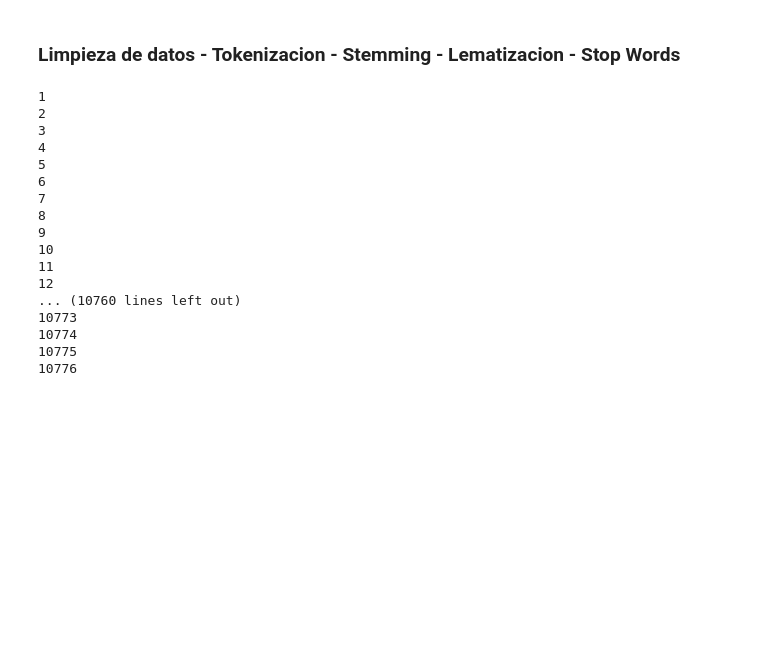
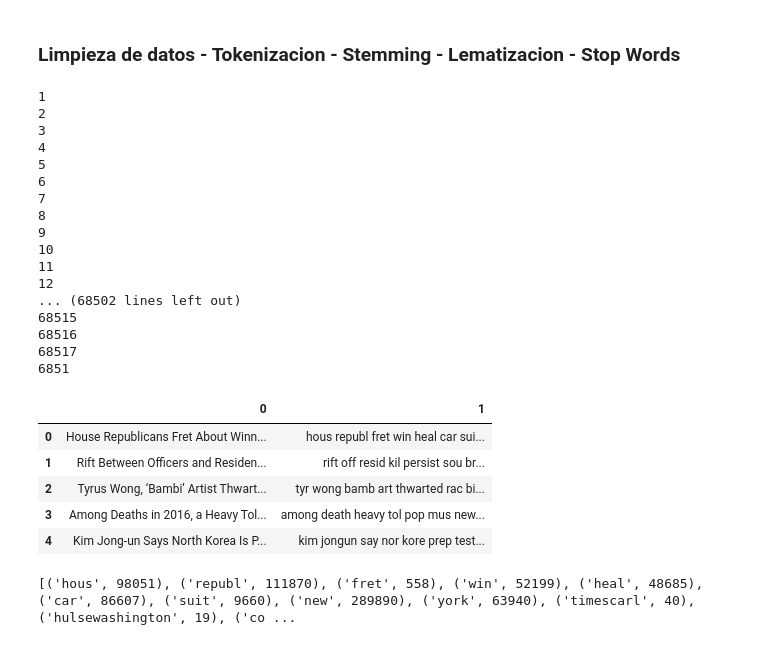
Before and after one commit to franco18/st1800eafit-final, a Jupyter notebook: AnalisisDescriptivo.ipynb, the cells around one changed output. Cells and saved outputs as stored; diff of their text form; code cells hidden in the pictures; blank space fills up the shorter version.

```diff
--- a/AnalisisDescriptivo.ipynb
+++ b/AnalisisDescriptivo.ipynb
@@ -144,47 +145,53 @@ stop_words_nltk = set(stopwords.words('english'))
 lancaster = LancasterStemmer()
 
 textclean=[]
-contador = 0
+counter = 0
 for document in df2[0]:
     line_clean = ""
-    tokens = nltk.word_tokenize(str(document))
+    tokens = nltk.word_tokenize(str(document).lower())
     tokens = [re.sub(r'[^A-Za-z0-9]+','',w) for w in tokens]
-    tokens = [wordnet_lemmatizer.lemmatize(lancaster.stem(w)) for w in tokens if len(w)>1 and w.isalpha() and w not in stop_words_nltk]
+    tokens = [lancaster.stem(w) for w in tokens if len(w)>1 and w.isalpha() and w not in stop_words_nltk]
     #for w in tokens:
     #    line_clean=line_clean+w+" "
     textclean.append(" ".join(tokens))
-    contador +=1
-    print(contador)
+    counter += 1
+    print(counter)
 
 df2[1]=textclean #almacena vector de documentos limpios
 
 #utilizamos libreria de Sklearn para text encoding o vectorizacion
 vectorizer = CountVectorizer(analyzer = "word", tokenizer = None, preprocessor = None, stop_words = None, max_features = None)
 
 Infodoc = CountVectorizer().fit(df2[1])
 bag_of_words = Infodoc.transform(df2[1])
 Vacabulary=list(Infodoc.vocabulary_.keys())
 
-print( "9.7 Luego de aplicar LancasterStemmer de NLTK quedan "+str(len(Vacabulary))+" tokens.")
+print( "Luego de aplicar LancasterStemmer de NLTK quedan "+str(len(Vacabulary))+" tokens.")
 df2.head()
 # %% [output]
 1
 2
 3
 4
 5
 6
 7
 8
 9
 10
 11
 12
-... (10760 lines left out)
-10773
-10774
-10775
-10776
+... (68502 lines left out)
+68515
+68516
+68517
+6851
+|  | 0 | 1 |
+| 0 | House Republicans Fret About Winn... | hous republ fret win heal car sui... |
+| 1 | Rift Between Officers and Residen... | rift off resid kil persist sou br... |
+| 2 | Tyrus Wong, ‘Bambi’ Artist Thwart... | tyr wong bamb art thwarted rac bi... |
+| 3 | Among Deaths in 2016, a Heavy Tol... | among death heavy tol pop mus new... |
+| 4 | Kim Jong-un Says North Korea Is P... | kim jongun say nor kore prep test... |
 # %%
 # Realice un TF (Term Frecuency) por cada una de las palabras del conjunto de datos final.
 Infodoc = CountVectorizer().fit(df2[1])
@@ -193,6 +200,8 @@ bag_of_words = Infodoc.transform(df2[1])
 sum_words = bag_of_words.sum(axis=0)
 words_freq = [(word, sum_words[0, idx]) for word, idx in Infodoc.vocabulary_.items()]
 
-print(words_freq)
+print(words_freq[:20])
+# %% [output]
+[('hous', 98051), ('republ', 111870), ('fret', 558), ('win', 52199), ('heal', 48685), ('car', 86607), ('suit', 9660), ('new', 289890), ('york', 63940), ('timescarl', 40), ('hulsewashington', 19), ('co ...
 # %%
 #imprima el top-20 descendiente de las palabras más frecuentes en el BoW.
```
Also changed, not shown: parts of 7 cells of this notebook, 1 other file.
